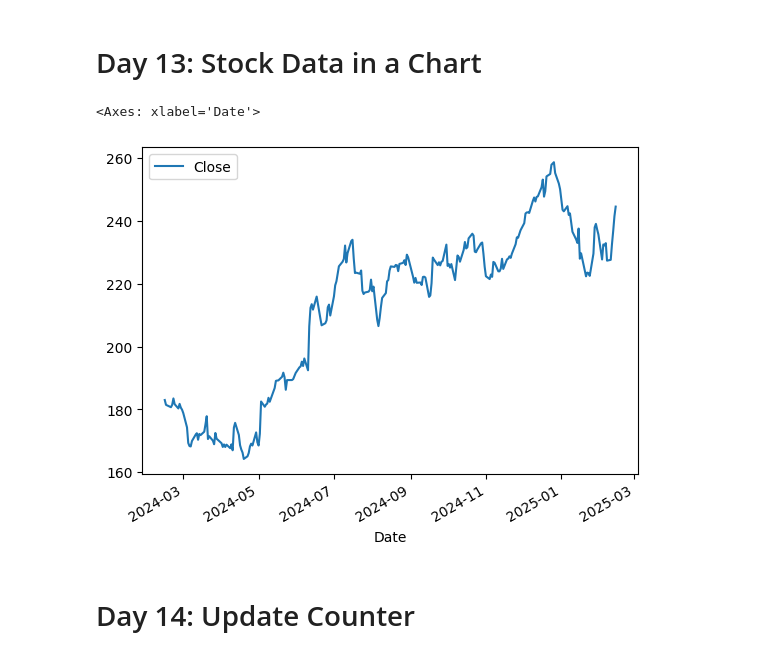
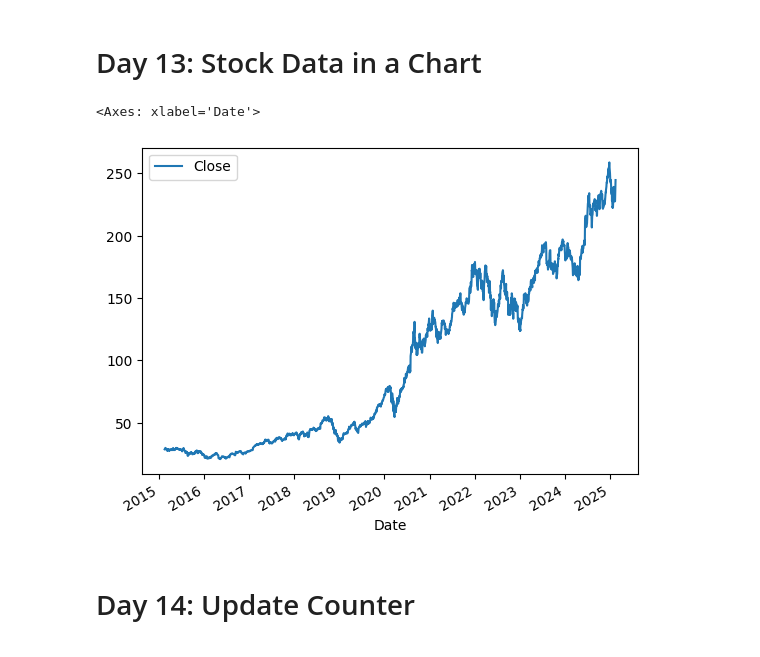
Before and after one commit to hackingbandy/coding_challenge, a Jupyter notebook: main.ipynb, the cells around one changed output. Saved outputs shown, nothing was run; the diff lists cells and outputs as text; code cells hidden in the pictures.

```diff
--- a/main.ipynb
+++ b/main.ipynb
@@ -161,16 +161,16 @@ for x in list_of_numbers:
 # %%
 import yfinance as money
 
 apple = money.Ticker('AAPL')
 
-data = apple.history(period='1y') # last year
+data = apple.history(period='10y') # last year
 
 df_apple_stocks = pd.DataFrame(data['Close'])
 
 df_apple_stocks.plot()
 # %% [output]
 <Axes: xlabel='Date'>
-[figure, old version]
+[figure, new version]
 # %% [markdown]
 # Day 14: Update Counter
 # %%
```
Also changed, not shown: parts of 14 cells of this notebook.
